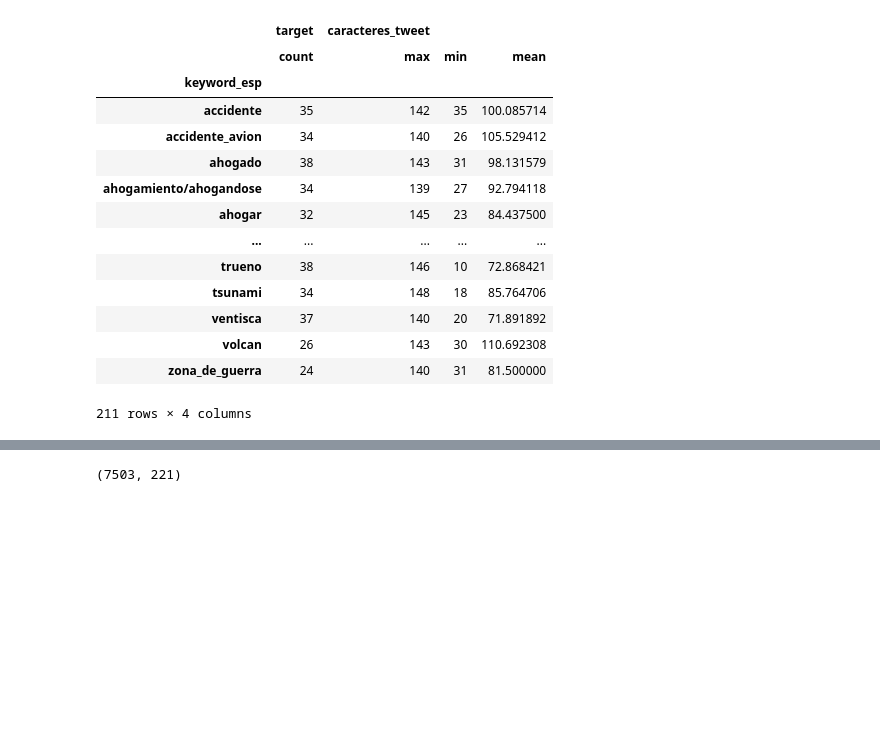
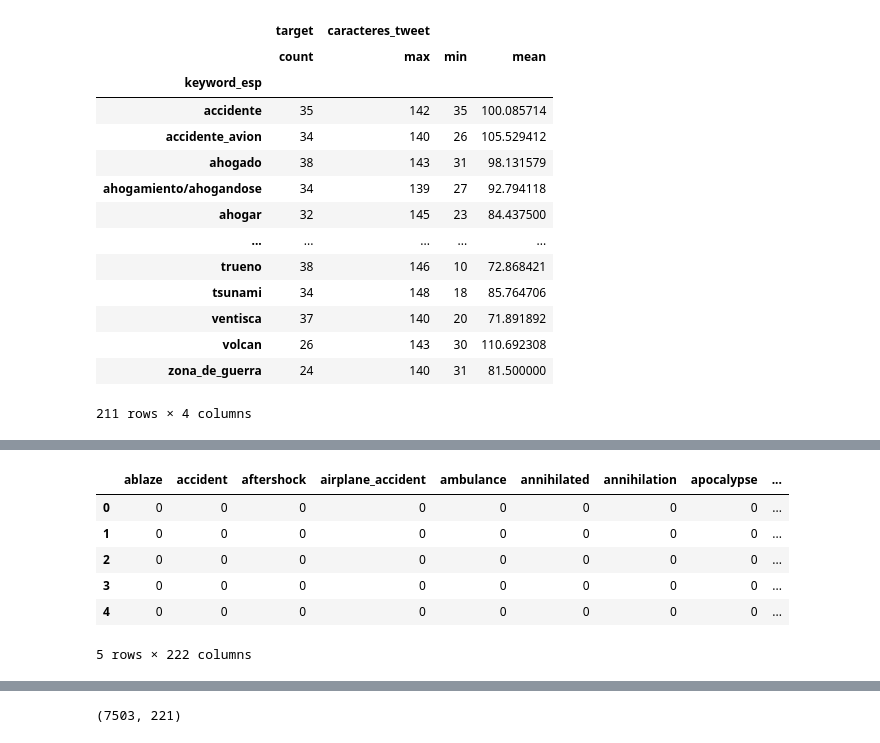
Before and after one commit to elemi10/7506-TP-Org-de-datos, a Jupyter notebook: TP1_Real_or_Not?_NLP_with_Disaster_Tweets.ipynb, the cells around one changed output, grey strips where cells are left out. Saved outputs shown, nothing was run; the diff lists cells and outputs as text; code cells hidden in the pictures; blank space fills up the shorter version.

```diff
--- a/TP1_Real_or_Not?_NLP_with_Disaster_Tweets.ipynb
+++ b/TP1_Real_or_Not?_NLP_with_Disaster_Tweets.ipynb
@@ -573,0 +590,11 @@ df_agrupado2
+# %%
+df_train_dummies=pd.get_dummies(df_train.keyword)
+df_train_dummies.head()
+# %% [output]
+|  | ablaze | accident | aftershock | airplane_accident | ambulance | annihilated | annihilation | apocalypse | ... |
+| 0 | 0 | 0 | 0 | 0 | 0 | 0 | 0 | 0 | ... |
+| 1 | 0 | 0 | 0 | 0 | 0 | 0 | 0 | 0 | ... |
+| 2 | 0 | 0 | 0 | 0 | 0 | 0 | 0 | 0 | ... |
+| 3 | 0 | 0 | 0 | 0 | 0 | 0 | 0 | 0 | ... |
+| 4 | 0 | 0 | 0 | 0 | 0 | 0 | 0 | 0 | ... |
+5 rows × 222 columns
```
Also changed, not shown: parts of 7 cells of this notebook.
